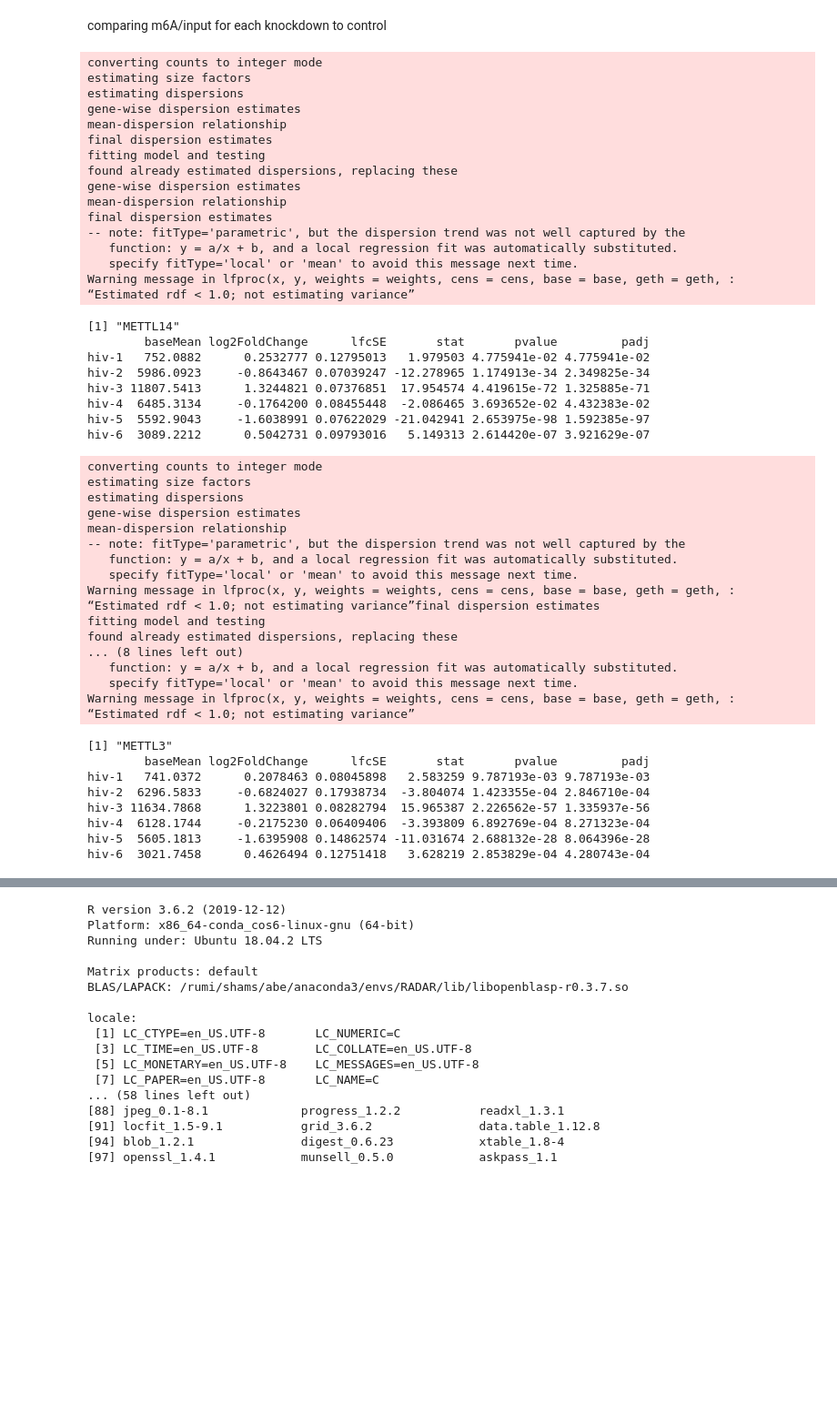
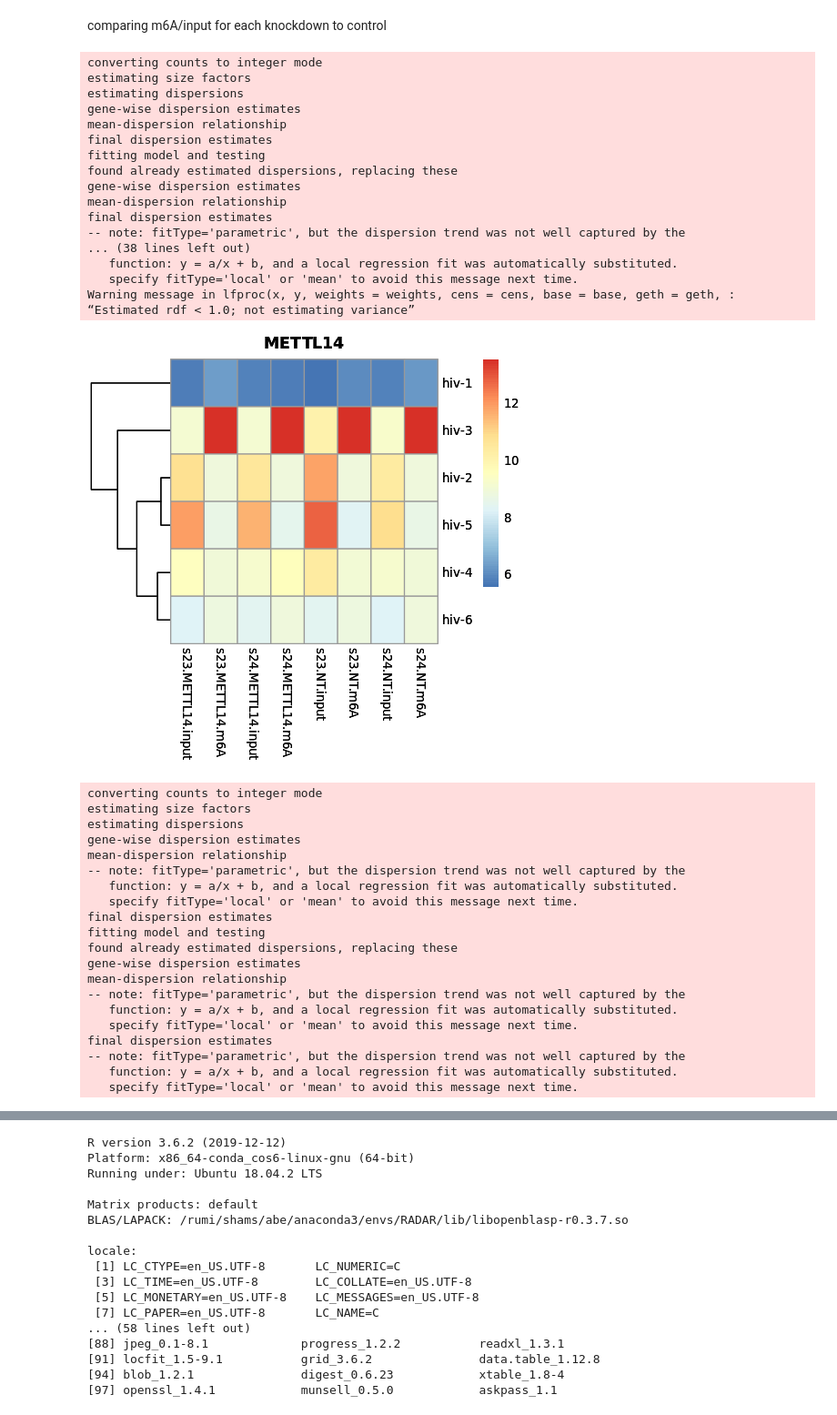
Before and after one commit to goodarzilab/Abe, a Jupyter notebook: People/Judd/notebook.ipynb, the cells around one changed output, grey strips where cells are left out. Shown at 91% size. Saved outputs shown, nothing was run; the diff lists cells and outputs as text; code cells hidden in the pictures; blank space fills up the shorter version.

```diff
--- a/People/Judd/notebook.ipynb
+++ b/People/Judd/notebook.ipynb
@@ -343,12 +370,12 @@ setwd("/rumi/shams/abe/People/Judd/bam")
 print (txdb)
 res <- exomepeak(
     TXDB=txdb,
-    IP_BAM=list.files(pattern='human.NT.input.bam$'),
-    INPUT_BAM=list.files(pattern='human.NT.m6A.bam$'),
-    OUTPUT_DIR='../exomepeak/human',
+    IP_BAM=list.files(pattern='human.NT.m6A.bam$'),
+    INPUT_BAM=list.files(pattern='human.NT.input.bam$'),
+    OUTPUT_DIR='../exomepeak',
     EXPERIMENT_NAME='control'
 )
-saveRDS(res, paste('../exomepeak','human','control', 'results.rds', sep='/'))
+saveRDS(res, paste('../exomepeak','control', 'results.rds', sep='/'))
 # %% [markdown]
 # Plot _Guitar_
 Now, let's draw metagene plots for control samples:
@@ -574,6 +551,7 @@ colData <- data.frame(cond = conds, row.names=colnames(m))
 # %% [markdown]
 comparing m6A/input for each knockdown to control
 # %%
+options(repr.plot.width=4, repr.plot.height=4)
 for (enz in c('METTL14','METTL3','Virma','WTAP')){
     icond = c(grep(enz,all_conds), grep('NT',all_conds) )
     mm <- m[,icond]
@@ -590,66 +568,58 @@ for (enz in c('METTL14','METTL3','Virma','WTAP')){
     write.table(mm, file=paste("piranha/results/",enz,".hiv.","gene_count_table_raw.txt", sep=''), sep="\t", quote=FALSE, col.names=colnames(mm))
     # model:
     res <- results(dds)
-    write.table(res, paste("piranha/results/",enz,".hiv.","input_vs_m6A.txt", sep='.'), sep="\t", quote=FALSE, col.names=NA)
+    write.table(res, paste("piranha/results/",enz,".hiv.","input_vs_m6A.txt", sep=''), sep="\t", quote=FALSE, col.names=NA)
+    # Plot heatmap
+    vsd_mat <- assay(vsd)
+    h1 <- pheatmap(vsd_mat, fontsize = 8, cluster_cols=FALSE, main=enz)
+    # ggsave('results/plots/Heatmap.pdf', plot = h1, device = 'pdf', dpi = 300)
+    print (h1)
     ## Volcano plot
-    print(enz)
-    print(data.frame(res))
 #     vol = data.frame(res) %>% ggplot(aes(x=log2FoldChange, y=-log10(pvalue))) +
 #             geom_point(alpha = 6/10) +
 #             xlim(c(-5,5)) +
 #             ylim(c(0,20)) +
 #             theme_bw() +
 #             theme(legend.position="none")
 #     ggsave(paste('results/plots/model_',i,'_Volcano.pdf',sep=''), plot = vol, device = 'pdf')
 #     print (vol)
 }
 # %% [output]
 converting counts to integer mode
 estimating size factors
 estimating dispersions
 gene-wise dispersion estimates
 mean-dispersion relationship
 final dispersion estimates
 fitting model and testing
 found already estimated dispersions, replacing these
 gene-wise dispersion estimates
 mean-dispersion relationship
 final dispersion estimates
 -- note: fitType='parametric', but the dispersion trend was not well captured by the
+... (38 lines left out)
    function: y = a/x + b, and a local regression fit was automatically substituted.
    specify fitType='local' or 'mean' to avoid this message next time.
 Warning message in lfproc(x, y, weights = weights, cens = cens, base = base, geth = geth, :
 “Estimated rdf < 1.0; not estimating variance”
+[figure, added]
-[1] "METTL14"
-        baseMean log2FoldChange      lfcSE       stat       pvalue         padj
-hiv-1   752.0882      0.2532777 0.12795013   1.979503 4.775941e-02 4.775941e-02
-hiv-2  5986.0923     -0.8643467 0.07039247 -12.278965 1.174913e-34 2.349825e-34
-hiv-3 11807.5413      1.3244821 0.07376851  17.954574 4.419615e-72 1.325885e-71
-hiv-4  6485.3134     -0.1764200 0.08455448  -2.086465 3.693652e-02 4.432383e-02
-hiv-5  5592.9043     -1.6038991 0.07622029 -21.042941 2.653975e-98 1.592385e-97
-hiv-6  3089.2212      0.5042731 0.09793016   5.149313 2.614420e-07 3.921629e-07
+converting counts to integer mode
+estimating size factors
+estimating dispersions
+gene-wise dispersion estimates
+mean-dispersion relationship
+-- note: fitType='parametric', but the dispersion trend was not well captured by the
+   function: y = a/x + b, and a local regression fit was automatically substituted.
+   specify fitType='local' or 'mean' to avoid this message next time.
+final dispersion estimates
+fitting model and testing
+found already estimated dispersions, replacing these
+gene-wise dispersion estimates
+mean-dispersion relationship
+-- note: fitType='parametric', but the dispersion trend was not well captured by the
+   function: y = a/x + b, and a local regression fit was automatically substituted.
+   specify fitType='local' or 'mean' to avoid this message next time.
+final dispersion estimates
+-- note: fitType='parametric', but the dispersion trend was not well captured by the
+   function: y = a/x + b, and a local regression fit was automatically substituted.
+   specify fitType='local' or 'mean' to avoid this message next time.
-converting counts to integer mode
-estimating size factors
-estimating dispersions
-gene-wise dispersion estimates
-mean-dispersion relationship
--- note: fitType='parametric', but the dispersion trend was not well captured by the
-   function: y = a/x + b, and a local regression fit was automatically substituted.
-   specify fitType='local' or 'mean' to avoid this message next time.
-Warning message in lfproc(x, y, weights = weights, cens = cens, base = base, geth = geth, :
-“Estimated rdf < 1.0; not estimating variance”final dispersion estimates
-fitting model and testing
-found already estimated dispersions, replacing these
-... (8 lines left out)
-   function: y = a/x + b, and a local regression fit was automatically substituted.
-   specify fitType='local' or 'mean' to avoid this message next time.
-Warning message in lfproc(x, y, weights = weights, cens = cens, base = base, geth = geth, :
-“Estimated rdf < 1.0; not estimating variance”
-[1] "METTL3"
-        baseMean log2FoldChange      lfcSE       stat       pvalue         padj
-hiv-1   741.0372      0.2078463 0.08045898   2.583259 9.787193e-03 9.787193e-03
-hiv-2  6296.5833     -0.6824027 0.17938734  -3.804074 1.423355e-04 2.846710e-04
-hiv-3 11634.7868      1.3223801 0.08282794  15.965387 2.226562e-57 1.335937e-56
-hiv-4  6128.1744     -0.2175230 0.06409406  -3.393809 6.892769e-04 8.271323e-04
-hiv-5  5605.1813     -1.6395908 0.14862574 -11.031674 2.688132e-28 8.064396e-28
-hiv-6  3021.7458      0.4626494 0.12751418   3.628219 2.853829e-04 4.280743e-04
```
Also changed, not shown: parts of 25 cells of this notebook, 6 other files.
